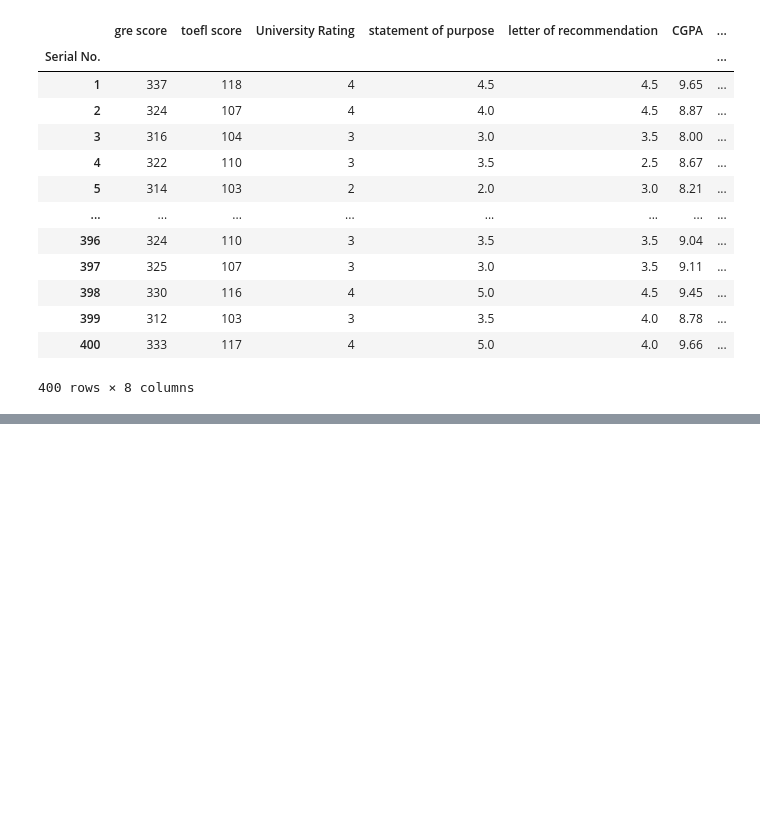
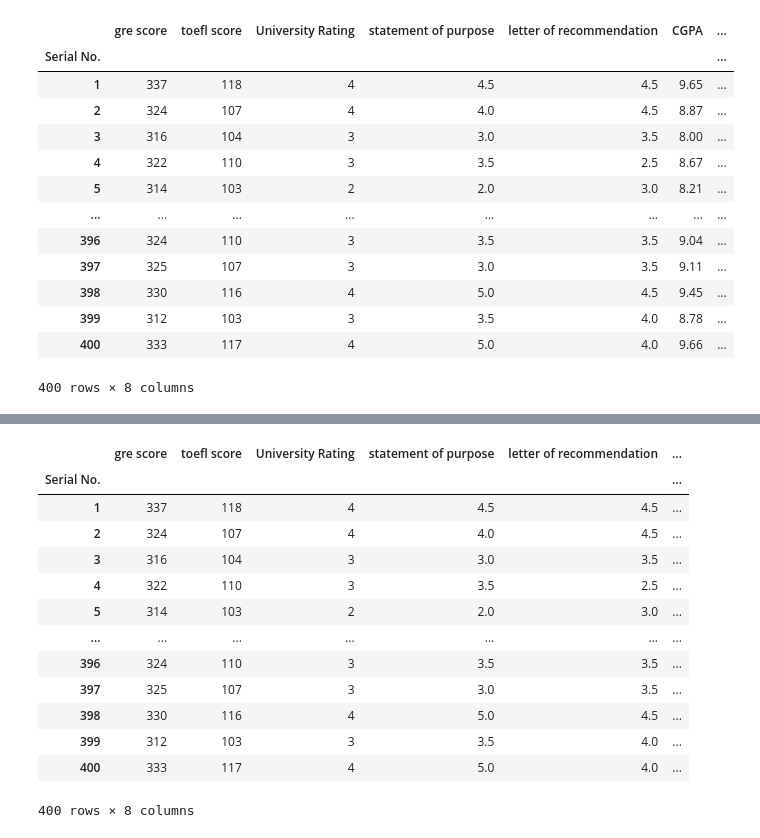
Before and after one commit to gokuljs/Machine-Learning-Andrew-Ng, a Jupyter notebook: pandas reviise/datasets.ipynb, the cells around one changed output, grey strips where cells are left out. Drawn from its saved outputs; the diff is of its cells as text; code cells hidden in the pictures; blank space fills up the shorter version.

Commit message:
dataframe

```diff
--- a/pandas reviise/datasets.ipynb
+++ b/pandas reviise/datasets.ipynb
@@ -225,3 +225,8 @@ new_df
 | 399 | 312 | 103 | 3 | 3.5 | 4.0 | 8.78 | ... |
 | 400 | 333 | 117 | 4 | 5.0 | 4.0 | 9.66 | ... |
 400 rows × 8 columns
+# %%
+new_df=df.rename(columns={'GRE Score':'gre score','TOEFL Score':'toefl score','University Rating':'University Rating',
+                         'SOP':'statement of purpose','LOR ':'letter of recommendation','CGPA':'CGPA','Research':'Research',
+                         'Chance of Admit':'Chance of Admit'})
+new_df
@@ -227,0 +248,18 @@ new_df
+# %%
+new_df=new_df.rename(columns={'CGPA':'CGPA OUT OF 10'})
+new_df
+# %% [output]
+|  | gre score | toefl score | University Rating | statement of purpose | letter of recommendation | ... |
+| Serial No. |  |  |  |  |  | ... |
+| 1 | 337 | 118 | 4 | 4.5 | 4.5 | ... |
+| 2 | 324 | 107 | 4 | 4.0 | 4.5 | ... |
+| 3 | 316 | 104 | 3 | 3.0 | 3.5 | ... |
+| 4 | 322 | 110 | 3 | 3.5 | 2.5 | ... |
+| 5 | 314 | 103 | 2 | 2.0 | 3.0 | ... |
+| ... | ... | ... | ... | ... | ... | ... |
+| 396 | 324 | 110 | 3 | 3.5 | 3.5 | ... |
+| 397 | 325 | 107 | 3 | 3.0 | 3.5 | ... |
+| 398 | 330 | 116 | 4 | 5.0 | 4.5 | ... |
+| 399 | 312 | 103 | 3 | 3.5 | 4.0 | ... |
+| 400 | 333 | 117 | 4 | 5.0 | 4.0 | ... |
+400 rows × 8 columns
```
Also changed, not shown: parts of 12 cells of this notebook.
